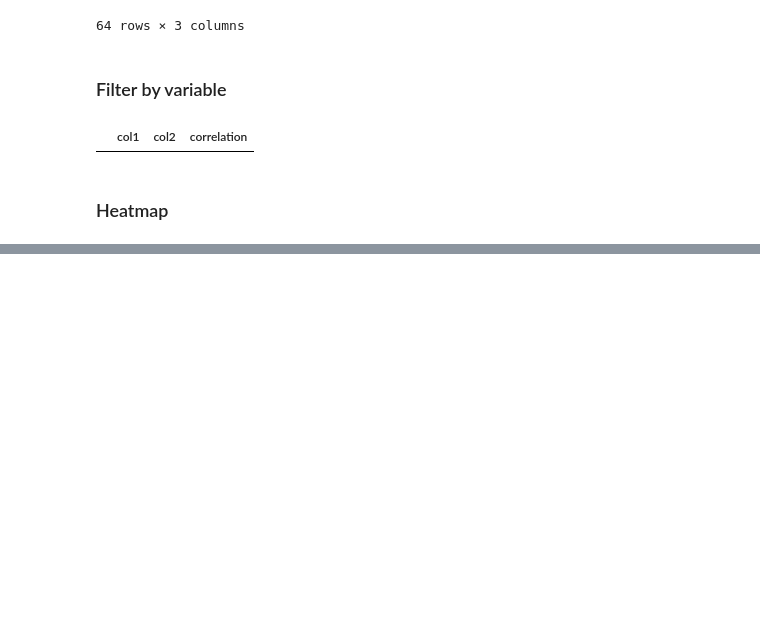
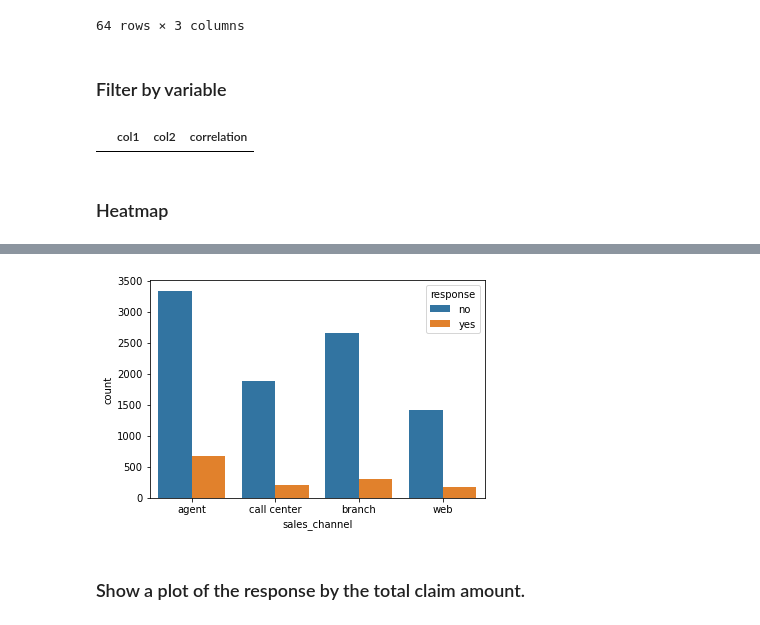
Before and after one commit to nullsieben/IronAhmet, a Jupyter notebook: customer_analysis.ipynb, the cells around one changed output, grey strips where cells are left out. Drawn from its saved outputs; the diff is of its cells as text; code cells hidden in the pictures; blank space fills up the shorter version.

```diff
--- a/customer_analysis.ipynb
+++ b/customer_analysis.ipynb
@@ -204,0 +299,6 @@ sns.heatmap(numeric.corr(),annot=True);
+# %%
+sns.countplot(x="sales_channel", hue="response", data=categoricals);
+# %% [output]
+[figure, added]
+# %% [markdown]
+### Show a plot of the response by the total claim amount.
```
Also changed, not shown: parts of 34 cells of this notebook.
